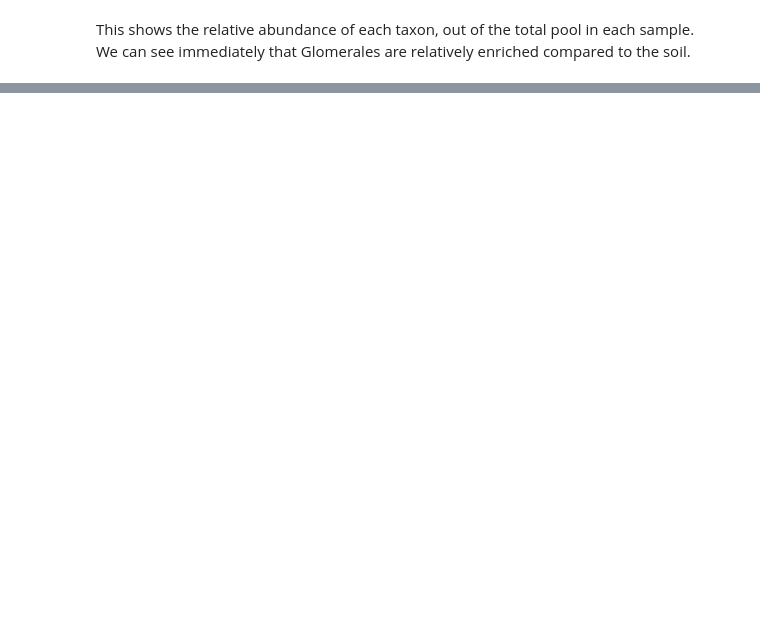
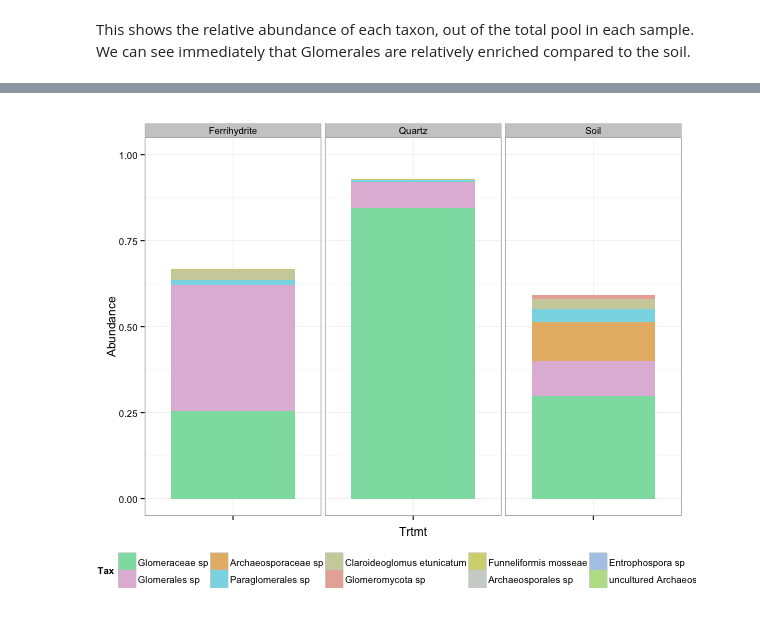
Before and after one commit to TheaWhitman/MineralITS, a Jupyter notebook: manuscript_figures/Stacked_Bar.ipynb, the cells around one changed output, grey strips where cells are left out. Saved outputs shown, nothing was run; the diff lists cells and outputs as text; code cells hidden in the pictures; blank space fills up the shorter version.

```diff
--- a/manuscript_figures/Stacked_Bar.ipynb
+++ b/manuscript_figures/Stacked_Bar.ipynb
@@ -172,0 +159,12 @@ p
+# %%
+%%R
+d.plot = mdf %>%
+    filter(Phylum=="Glomeromycota")%>%
+    filter(Month == 2.5) %>%
+    filter(Trtmt != "Kaolinite" & Trtmt != "Heavy Fraction") %>%
+    group_by(Trtmt,Month) %>%
+    mutate(Abundance = Abundance / sum(Abundance)) %>%
+    group_by(Order,Family,Genus,Species, Trtmt, Month) %>%
+    summarize(Abundance = sum(Abundance)) %>%
+    arrange(Trtmt)
+head(d.plot)
@@ -172,0 +183,45 @@ p
+# %%
+%%R -w 600 -h 500
+
+d.plot = mdf %>%
+    filter(Phylum=="Glomeromycota")%>%
+    filter(Month == 2.5) %>%
+    filter(Trtmt != "Kaolinite" & Trtmt != "Heavy Fraction") %>%
+    group_by(Trtmt,Month) %>%
+    mutate(Abundance = Abundance / sum(Abundance)) %>%
+    group_by(Species, Trtmt, Month) %>%
+    summarize(Abundance = sum(Abundance)) %>%
+    arrange(Trtmt)
+
+colnames(d.plot) <- c("Tax", "Trtmt", "Month", "Abundance")
+
+mean.Abund = ddply(d.plot, .(Tax), summarize, M = mean(Abundance))
+# Calculate the phyla's mean abundances
+d.plot$Tax = factor(d.plot$Tax, levels=mean.Abund[order(-mean.Abund$M),]$Tax)
+# Order the Phyla by abundance
+
+d.plot$Trtmt = ordered(d.plot$Trtmt, levels = c("Ferrihydrite", "Quartz", "Kaolinite", "Heavy Fraction", "Soil"))
+
+d.plot<-d.plot[with(d.plot, order(Month, Trtmt, Tax)),]
+# Sort the whole dataframe by this phylum order
+
+scheme <- iwanthue()
+colors = scheme$hex(length(unique(d.plot$Tax)), color_space = hcl_presets$pastel)
+
+p = ggplot(d.plot, aes(x = Trtmt, y = Abundance, fill = Tax))
+
+p = p + facet_grid(. ~Trtmt, scales = "free_x", space = "free")
+
+p = p + scale_fill_manual(values = colors)
+
+p = p + geom_bar(stat = "identity", width = 0.70)
+
+p = p + guides(fill = guide_legend(ncol = 5))
+
+p = p + theme_bw()
+
+p = p + theme(axis.text.x = element_blank(), legend.position="bottom")
+
+p
+# %% [output]
+[figure, added]
```
Also changed, not shown: parts of 5 cells of this notebook, 2 other files.
